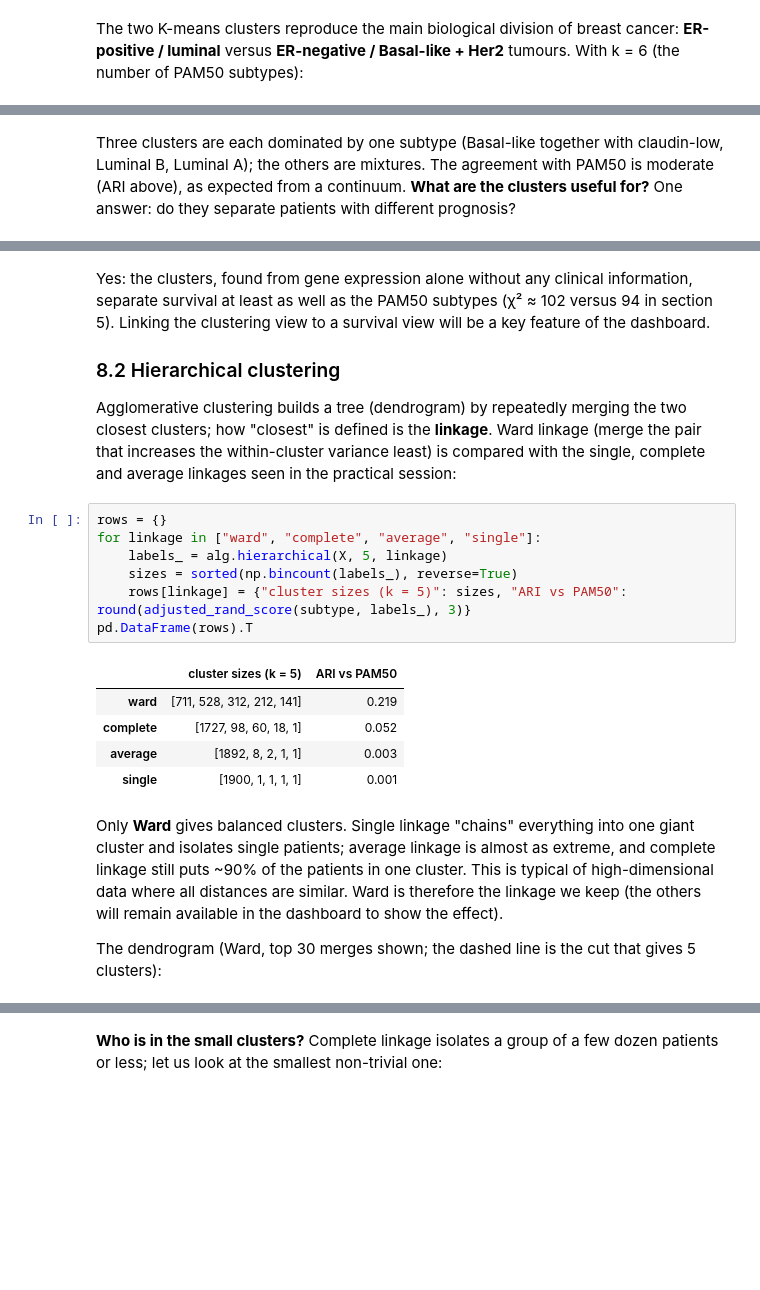
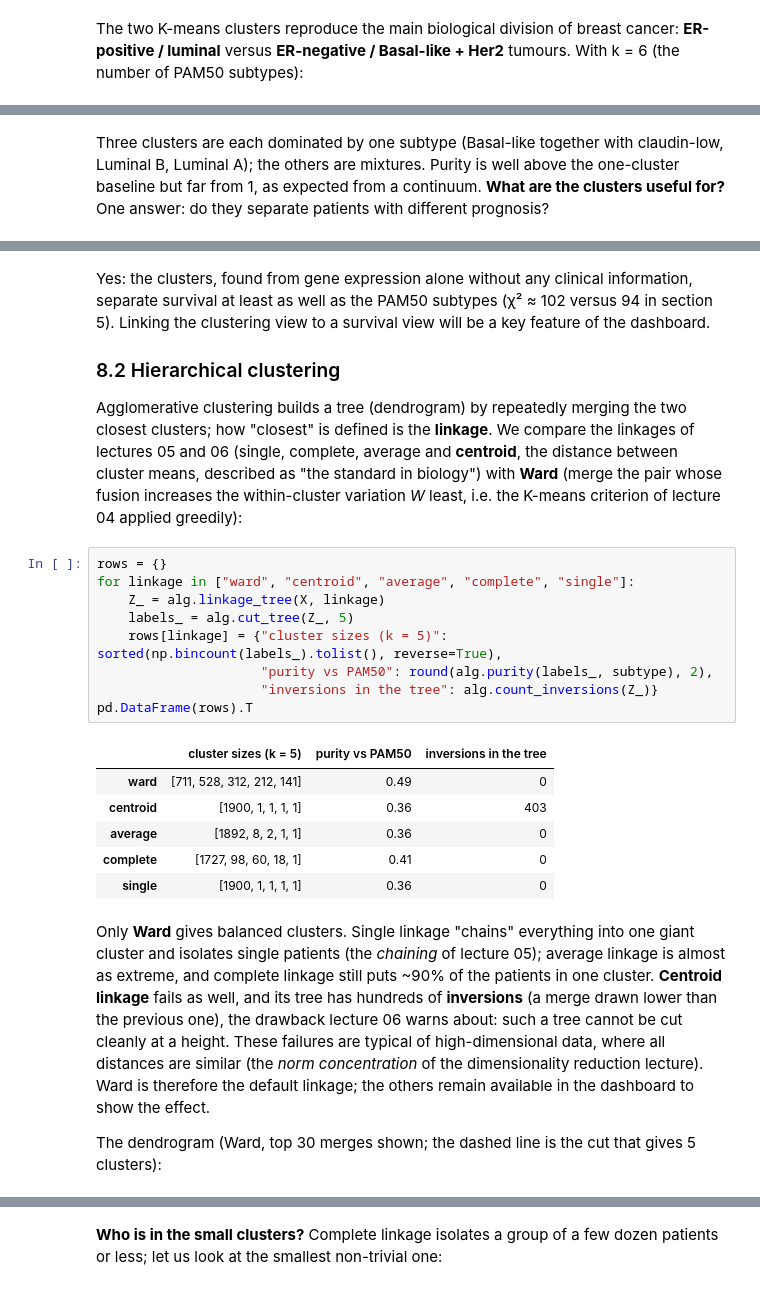
Before and after one commit to LaysLala/LDACS_Project_Information_Visualisation, a Jupyter notebook: notebooks/Exploratory.ipynb, the cells around one changed output, grey strips where cells are left out. Cells and saved outputs as stored; diff of their text form; blank space fills up the shorter version.

```diff
--- a/notebooks/Exploratory.ipynb
+++ b/notebooks/Exploratory.ipynb
@@ -800,8 +812,8 @@ ARI(K-means k=6, PAM50) = 0.274
 [interactive output not drawn]
 # %% [markdown]
 Three clusters are each dominated by one subtype (Basal-like together with
-claudin-low, Luminal B, Luminal A); the others are mixtures. The agreement with
-PAM50 is moderate (ARI above), as expected from a continuum. **What are the
+claudin-low, Luminal B, Luminal A); the others are mixtures. Purity is well
+above the one-cluster baseline but far from 1, as expected from a continuum. **What are the
 clusters useful for?** One answer: do they separate patients with different
 prognosis?
 # %%
@@ -818,29 +830,38 @@ view will be a key feature of the dashboard.
 ### 8.2 Hierarchical clustering
 
 Agglomerative clustering builds a tree (dendrogram) by repeatedly merging the
-two closest clusters; how "closest" is defined is the **linkage**. Ward linkage
-(merge the pair that increases the within-cluster variance least) is compared
-with the single, complete and average linkages seen in the practical session:
+two closest clusters; how "closest" is defined is the **linkage**. We compare
+the linkages of lectures 05 and 06 (single, complete, average and **centroid**,
+the distance between cluster means, described as "the standard in biology")
+with **Ward** (merge the pair whose fusion increases the within-cluster
+variation *W* least, i.e. the K-means criterion of lecture 04 applied greedily):
 # %%
 rows = {}
-for linkage in ["ward", "complete", "average", "single"]:
-    labels_ = alg.hierarchical(X, 5, linkage)
-    sizes = sorted(np.bincount(labels_), reverse=True)
-    rows[linkage] = {"cluster sizes (k = 5)": sizes, "ARI vs PAM50": round(adjusted_rand_score(subtype, labels_), 3)}
+for linkage in ["ward", "centroid", "average", "complete", "single"]:
+    Z_ = alg.linkage_tree(X, linkage)
+    labels_ = alg.cut_tree(Z_, 5)
+    rows[linkage] = {"cluster sizes (k = 5)": sorted(np.bincount(labels_).tolist(), reverse=True),
+                     "purity vs PAM50": round(alg.purity(labels_, subtype), 2),
+                     "inversions in the tree": alg.count_inversions(Z_)}
 pd.DataFrame(rows).T
 # %% [output]
-|  | cluster sizes (k = 5) | ARI vs PAM50 |
-| ward | [711, 528, 312, 212, 141] | 0.219 |
-| complete | [1727, 98, 60, 18, 1] | 0.052 |
-| average | [1892, 8, 2, 1, 1] | 0.003 |
-| single | [1900, 1, 1, 1, 1] | 0.001 |
+|  | cluster sizes (k = 5) | purity vs PAM50 | inversions in the tree |
+| ward | [711, 528, 312, 212, 141] | 0.49 | 0 |
+| centroid | [1900, 1, 1, 1, 1] | 0.36 | 403 |
+| average | [1892, 8, 2, 1, 1] | 0.36 | 0 |
+| complete | [1727, 98, 60, 18, 1] | 0.41 | 0 |
+| single | [1900, 1, 1, 1, 1] | 0.36 | 0 |
 # %% [markdown]
 Only **Ward** gives balanced clusters. Single linkage "chains" everything into
-one giant cluster and isolates single patients; average linkage is almost as
-extreme, and complete linkage still puts ~90% of the patients in one cluster.
-This is typical of high-dimensional data where all distances are similar.
-Ward is therefore the linkage we keep (the others will remain available in the
-dashboard to show the effect).
+one giant cluster and isolates single patients (the *chaining* of lecture 05);
+average linkage is almost as extreme, and complete linkage still puts ~90% of
+the patients in one cluster. **Centroid linkage** fails as well, and its tree
+has hundreds of **inversions** (a merge drawn lower than the previous one),
+the drawback lecture 06 warns about: such a tree cannot be cut cleanly at a
+height. These failures are typical of high-dimensional data, where all
+distances are similar (the *norm concentration* of the dimensionality
+reduction lecture). Ward is therefore the default linkage; the others remain
+available in the dashboard to show the effect.
 
 The dendrogram (Ward, top 30 merges shown; the dashed line is the cut that
 gives 5 clusters):
```
Also changed, not shown: parts of 16 cells of this notebook, 4 other files.
